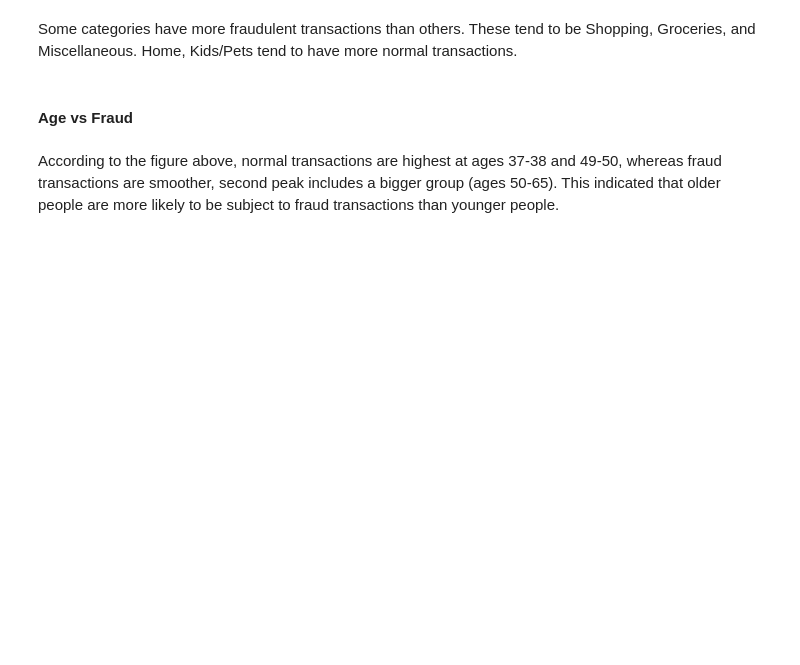
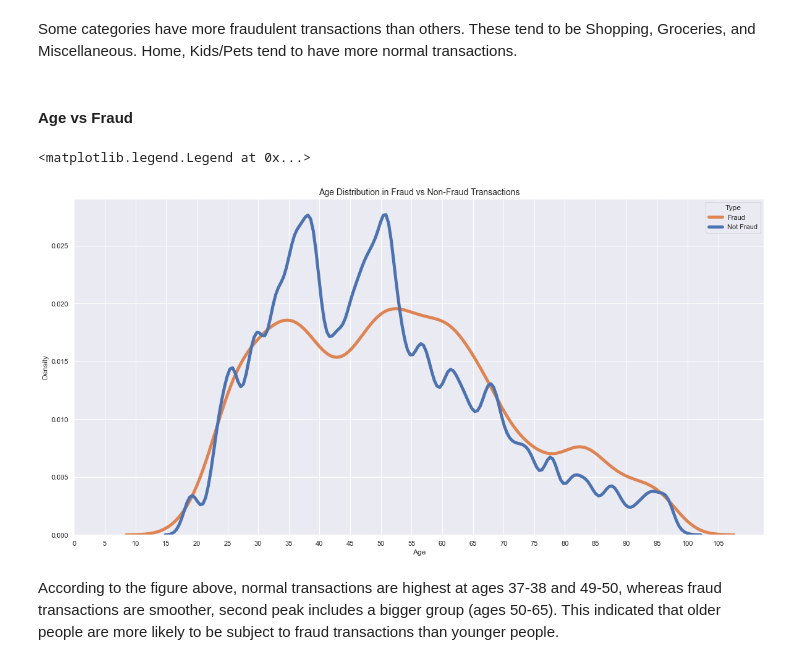
Before and after one commit to emily-chen8/DS4400-final-project, a Jupyter notebook: ds4400_fp.ipynb, the cells around one changed output. Cells and saved outputs as stored; diff of their text form; code cells hidden in the pictures; blank space fills up the shorter version.

```diff
--- a/ds4400_fp.ipynb
+++ b/ds4400_fp.ipynb
@@ -132,25 +142,28 @@ Some categories have more fraudulent transactions than others. These tend to be
 # %% [markdown]
 #### Age vs Fraud
 # %%
-# #calculating the age of each customer by subtracting their year of birth from the current year
-# fraud_df['age'] = dt.date.today().year - pd.to_datetime(fraud_df['dob']).dt.year
+#calculating the age of each customer by subtracting their year of birth from the current year
+fraud_df['age'] = dt.date.today().year - pd.to_datetime(fraud_df['dob']).dt.year
 
-# #plotting a kernel density estimate (KDE) plot of the age distribution of fraudulent and non-fraudulent transactions
-# #using 'age' as the x-axis and the 'is_fraud' column as the hue to differentiate between fraudulent and non-fraudulent transactions
-# #setting 'linewidth' to 5 for a thicker line
-# #turning off the common normalization to display the raw counts
-# fig = sns.kdeplot(x=fraud_df['age'], data=fraud_df, hue=fraud_df['is_fraud'], linewidth=5, common_norm=False)
+#plotting a kernel density estimate (KDE) plot of the age distribution of fraudulent and non-fraudulent transactions
+#using 'age' as the x-axis and the 'is_fraud' column as the hue to differentiate between fraudulent and non-fraudulent transactions
+#setting 'linewidth' to 5 for a thicker line
+#turning off the common normalization to display the raw counts
+fig = sns.kdeplot(x=fraud_df['age'], data=fraud_df, hue=fraud_df['is_fraud'], linewidth=5, common_norm=False)
 
-# #adding labels to the plot
-# fig.set_xlabel('Age')
-# fig.set_ylabel('Density')
+#adding labels to the plot
+fig.set_xlabel('Age')
+fig.set_ylabel('Density')
 
-# #setting the x-axis tick marks to show every 5 years
-# plt.xticks(np.arange(0, 110, 5))
+#setting the x-axis tick marks to show every 5 years
+plt.xticks(np.arange(0, 110, 5))
 
-# #adding a title and legend to the plot
-# plt.title('Age Distribution in Fraud vs Non-Fraud Transactions', fontsize=14)
-# plt.legend(title='Type', labels=['Fraud', 'Not Fraud'])
+#adding a title and legend to the plot
+plt.title('Age Distribution in Fraud vs Non-Fraud Transactions', fontsize=14)
+plt.legend(title='Type', labels=['Fraud', 'Not Fraud'])
+# %% [output]
+<matplotlib.legend.Legend at 0x...>
+[figure, added]
 # %% [markdown]
 According to the figure above, normal transactions are highest at ages 37-38 and 49-50, whereas fraud transactions are smoother, second peak includes a bigger group (ages 50-65). This indicated that older people are more likely to be subject to fraud transactions than younger people.
 # %%
```
Also changed, not shown: parts of 15 cells of this notebook.
